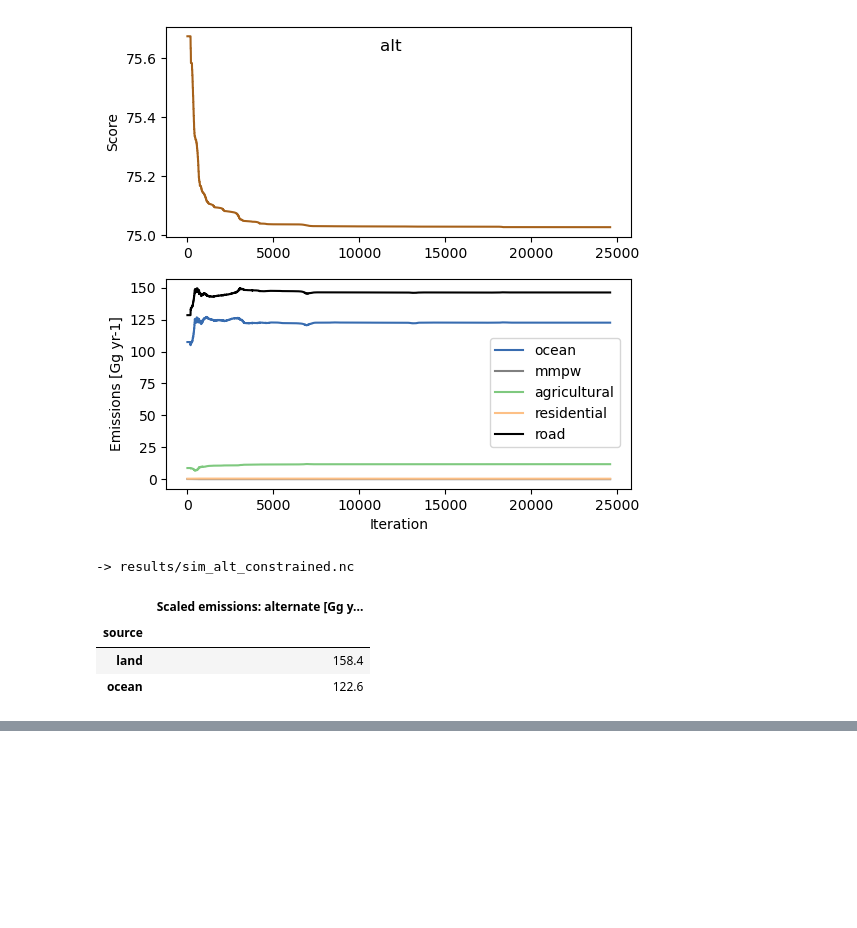
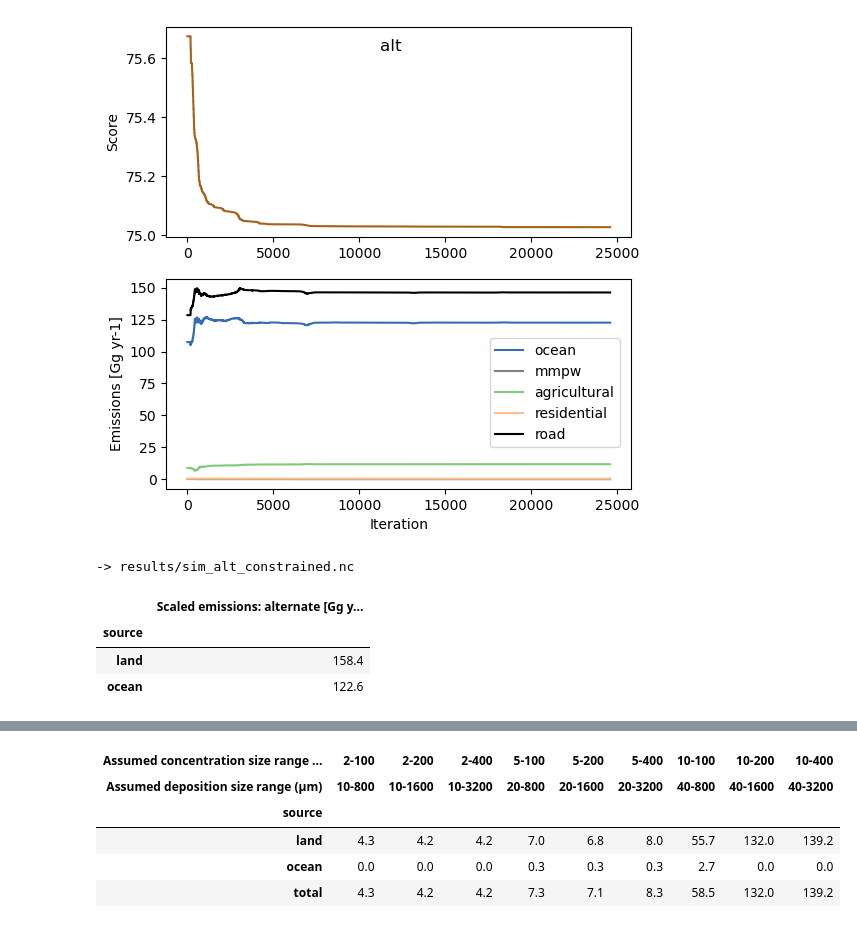
Before and after one commit to GEOS-Chem-IGE/hough2026_atmo-plast-emis_harmonize, a Jupyter notebook: notebooks/constrain-simulations.ipynb, the cells around one changed output, grey strips where cells are left out. Cells and saved outputs as stored; diff of their text form; code cells hidden in the pictures; blank space fills up the shorter version.

```diff
--- a/notebooks/constrain-simulations.ipynb
+++ b/notebooks/constrain-simulations.ipynb
@@ -24,7 +24,6 @@ from matplotlib.figure import Figure
 from utils import (
     PLASTIC_SIZES,
     PLASTIC_SOURCES,
-    PROCESSED_DIR,
     RESULTS_DIR,
     adjust_size_distribution,
     apply_scales,
@@ -74,6 +73,9 @@ SCALE_INITS = {
         },
     ),
 }
+
+# Directory for sensitivity analysis inputs/outputs
+SENSITVITY_DIR = os.path.join(RESULTS_DIR, "sensitivity")
 
 
 def constrain_or_load_final(
@@ -315,7 +317,7 @@ alt["sim"] = xr.open_dataset(os.path.join(RESULTS_DIR, "sim_alt.nc"))
 alt["sim_sumsize"] = alt["sim"].sum(dim="size", keep_attrs=True)
 
 # Load size-harmonized observations
-alt["obs"] = load_observations("obs_fu2023-revised.csv", data_dir=PROCESSED_DIR)
+alt["obs"] = load_observations("obs_fu2023-revised.csv")
 
 # Define initial guess for scaling factors
 alt["init"] = SCALE_INITS["alt"]
@@ -381,0 +531,26 @@ alt["emis"] = spatial_integrate(alt["final"], varname="emission")
+# %%
+tmp = (
+    pd.concat(
+        [
+            results[f"evangelou2026_conc-{conc_range}_depo-{depo_range}"]["emis"]
+            .to_dataframe()
+            .assign(conc_range=conc_range, depo_range=depo_range)
+            for conc_range, depo_range in zip(conc_ranges, depo_ranges)
+        ]
+    )
+    .set_index(["conc_range", "depo_range"], append=True)
+    .unstack(["conc_range", "depo_range"])["emission"]
+    .rename_axis(
+        [f"Assumed {x} size range (µm)" for x in ["concentration", "deposition"]],
+        axis="columns",
+    )
+)
+tmp.loc["total"] = tmp.sum()
+tmp.round(1)
+# %% [output]
+| Assumed concentration size range ... | 2-100 | 2-200 | 2-400 | 5-100 | 5-200 | 5-400 | 10-100 | 10-200 | 10-400 |
+| Assumed deposition size range (µm) | 10-800 | 10-1600 | 10-3200 | 20-800 | 20-1600 | 20-3200 | 40-800 | 40-1600 | 40-3200 |
+| source |  |  |  |  |  |  |  |  |  |
+| land | 4.3 | 4.2 | 4.2 | 7.0 | 6.8 | 8.0 | 55.7 | 132.0 | 139.2 |
+| ocean | 0.0 | 0.0 | 0.0 | 0.3 | 0.3 | 0.3 | 2.7 | 0.0 | 0.0 |
+| total | 4.3 | 4.2 | 4.2 | 7.3 | 7.1 | 8.3 | 58.5 | 132.0 | 139.2 |
```
Also changed, not shown: parts of 5 cells of this notebook, 17 other files.
